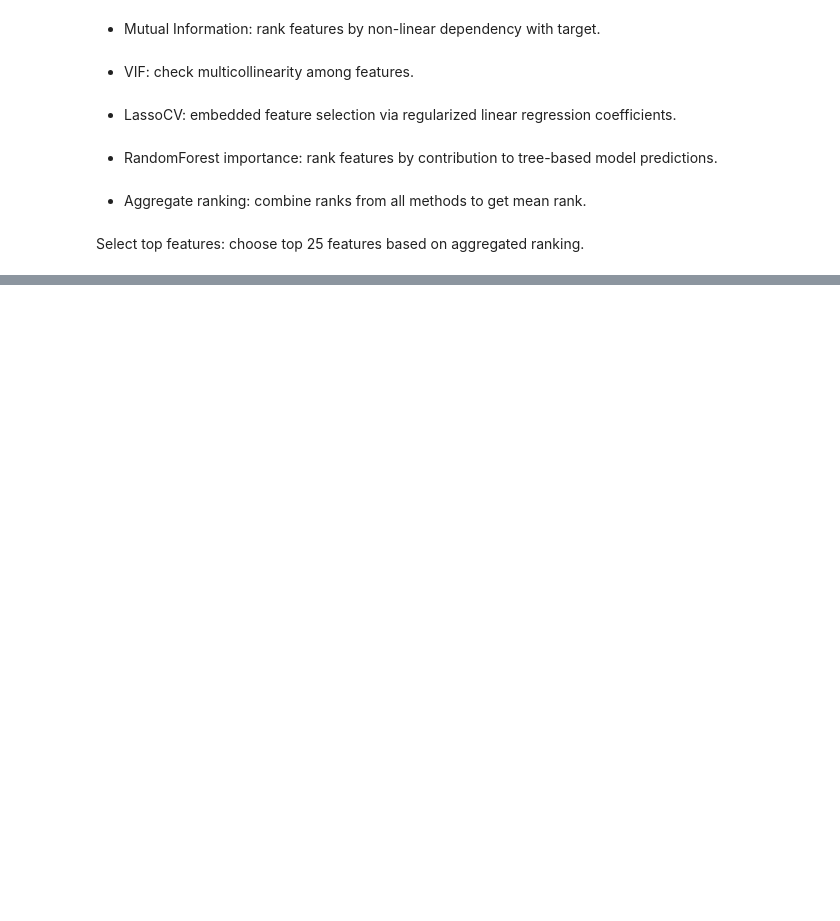
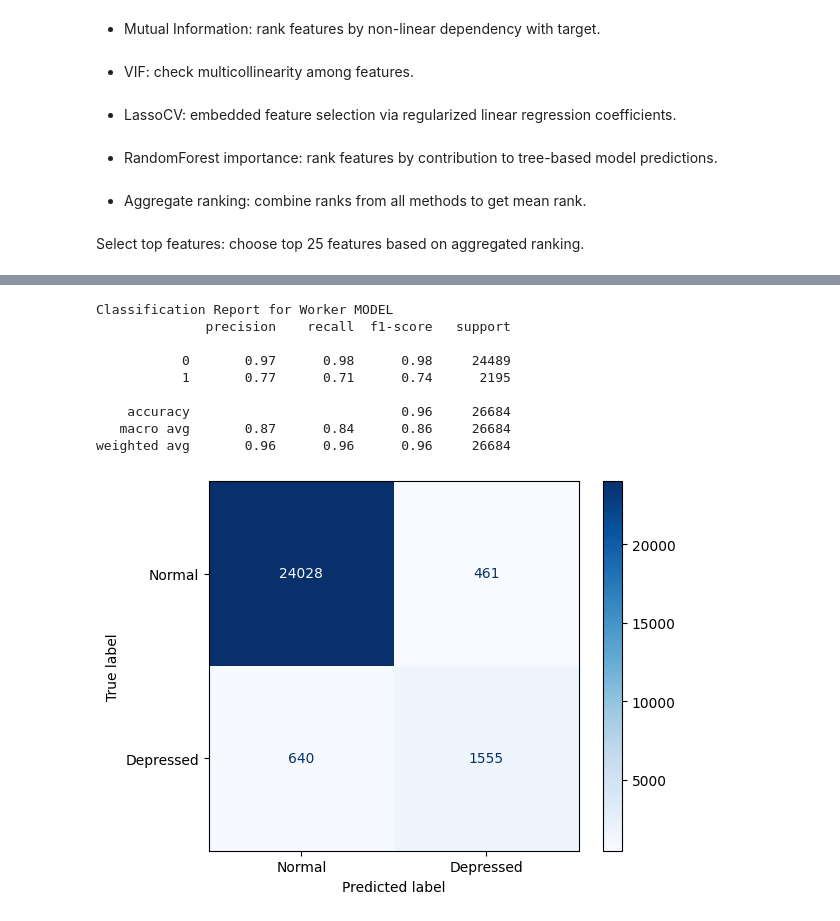
Before and after one commit to tlong-ds/india-depression-analysis, a Jupyter notebook: 04-feature-engineering.ipynb, the cells around one changed output, grey strips where cells are left out. Drawn from its saved outputs; the diff is of its cells as text; code cells hidden in the pictures; blank space fills up the shorter version.

```diff
--- a/04-feature-engineering.ipynb
+++ b/04-feature-engineering.ipynb
@@ -260,0 +198,3 @@ X_train.head()
+# %%
+X_train_worker, X_test_worker = encode_categorical_features(X_train_worker, X_test_worker, categorical_cols, high_card_cols, ordinal_cols)
+X_train_worker.head()
@@ -260,0 +212,4 @@ X_train.head()
+# %%
+columns_to_drop = ["Name"]
+X_train_worker.drop(columns_to_drop, axis=1, inplace=True)
+X_test_worker.drop(columns_to_drop, axis=1, inplace=True)
@@ -355,0 +421,2 @@ Selected features (top 25): ['Age', 'Academic Pressure', 'Suicide_Stress', 'Job
+# %%
+worker_features = feature_selection(X_train_worker, y_train_worker)
@@ -356,3 +476,21 @@ Selected features (top 25): ['Age', 'Academic Pressure', 'Suicide_Stress', 'Job
+# %%
+print("Classification Report for Worker MODEL")
+print(classification_report(y_test_worker, y_pred_worker))
+
+# Vẽ ma trận
+ConfusionMatrixDisplay.from_predictions(y_test_worker, y_pred_worker, display_labels=["Normal", "Depressed"], cmap="Blues")
+plt.show()
+# %% [output]
+Classification Report for Worker MODEL
+              precision    recall  f1-score   support
+
+           0       0.97      0.98      0.98     24489
+           1       0.77      0.71      0.74      2195
+
+    accuracy                           0.96     26684
+   macro avg       0.87      0.84      0.86     26684
+weighted avg       0.96      0.96      0.96     26684
+[figure, added]
 # %% [markdown]
 <a style='text-decoration:none;line-height:16px;display:flex;color:#5B5B62;padding:10px;justify-content:end;' href='https://deepnote.com?utm_source=created-in-deepnote-cell&projectId=f6527928-bbf4-4c9a-8760-1f30ce0e5ba3' target="_blank">
 <img alt='Created in deepnote.com' style='display:inline;max-height:16px;margin:0px;margin-right:7.5px;' src='embedded-picture-1' > </img>
```
Also changed, not shown: parts of 62 cells of this notebook.
